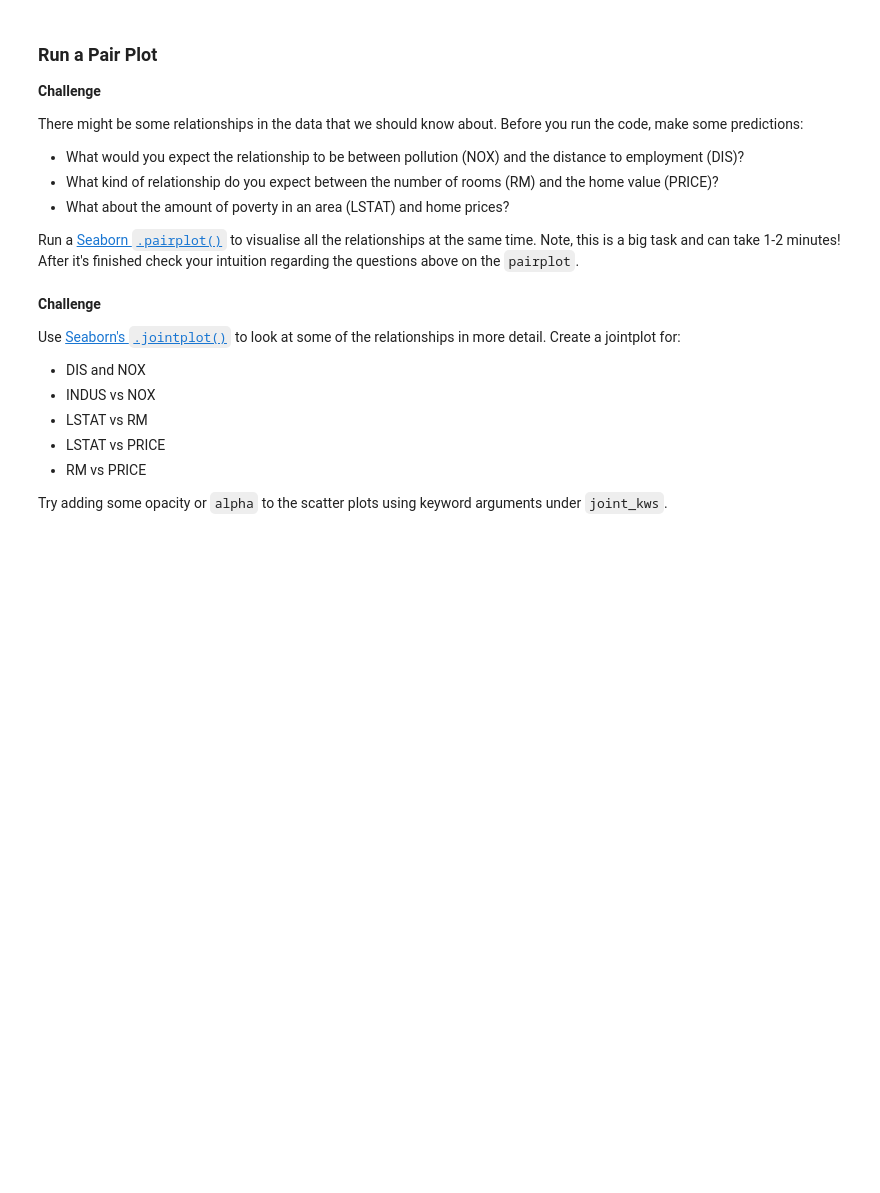
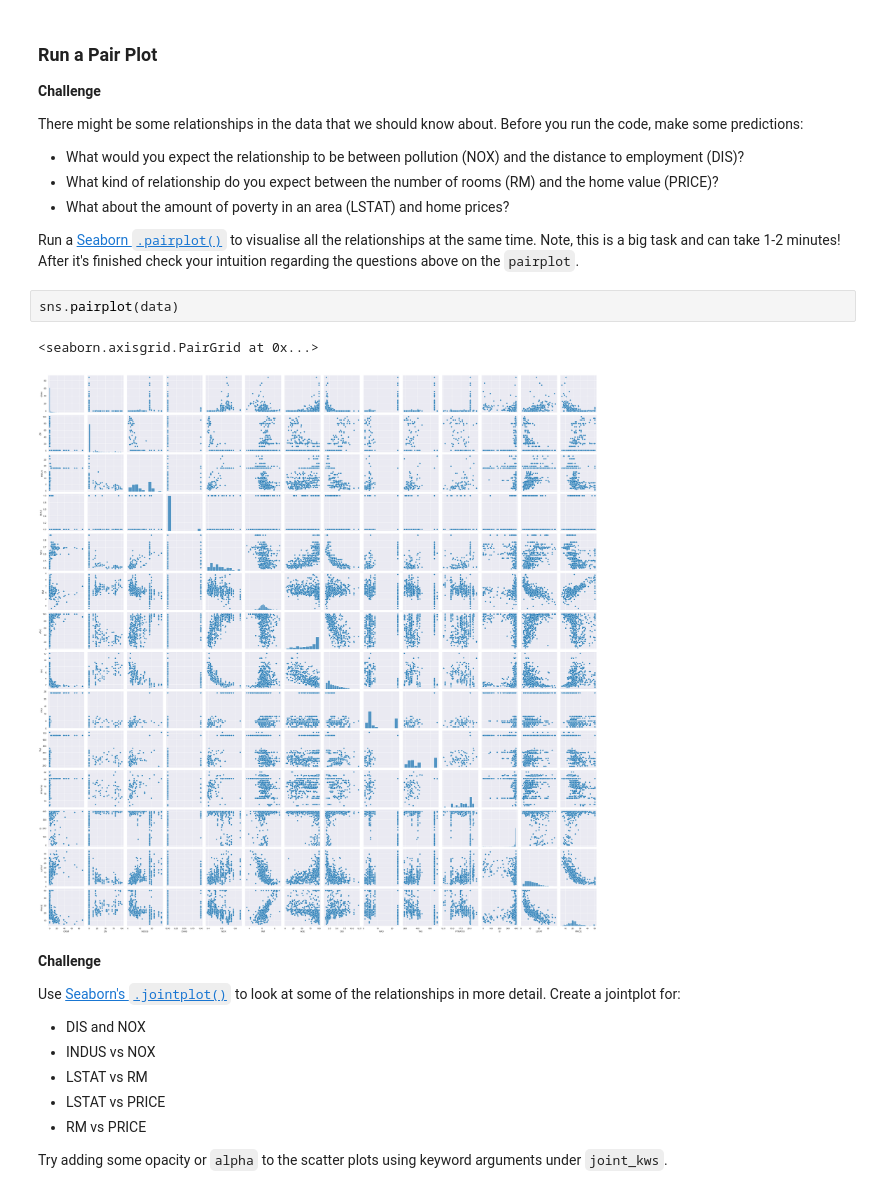
Before and after one commit to krook98/Multivariable_Resgression_And_Valuation_Model, a Jupyter notebook: Multivariable_Regression_and_Valuation_Model_(start).ipynb, the cells around one changed output. Saved outputs shown, nothing was run; the diff lists cells and outputs as text; blank space fills up the shorter version.

```diff
--- a/Multivariable_Regression_and_Valuation_Model_(start).ipynb
+++ b/Multivariable_Regression_and_Valuation_Model_(start).ipynb
@@ -277,6 +277,11 @@ There might be some relationships in the data that we should know about. Before
 * What about the amount of poverty in an area (LSTAT) and home prices?
 
 Run a [Seaborn `.pairplot()`](https://seaborn.pydata.org/generated/seaborn.pairplot.html?highlight=pairplot#seaborn.pairplot) to visualise all the relationships at the same time. Note, this is a big task and can take 1-2 minutes! After it's finished check your intuition regarding the questions above on the `pairplot`.
+# %%
+sns.pairplot(data)
+# %% [output]
+<seaborn.axisgrid.PairGrid at 0x...>
+[figure, added]
 # %% [markdown]
 **Challenge**
 
```
Also changed, not shown: parts of 6 cells of this notebook.
